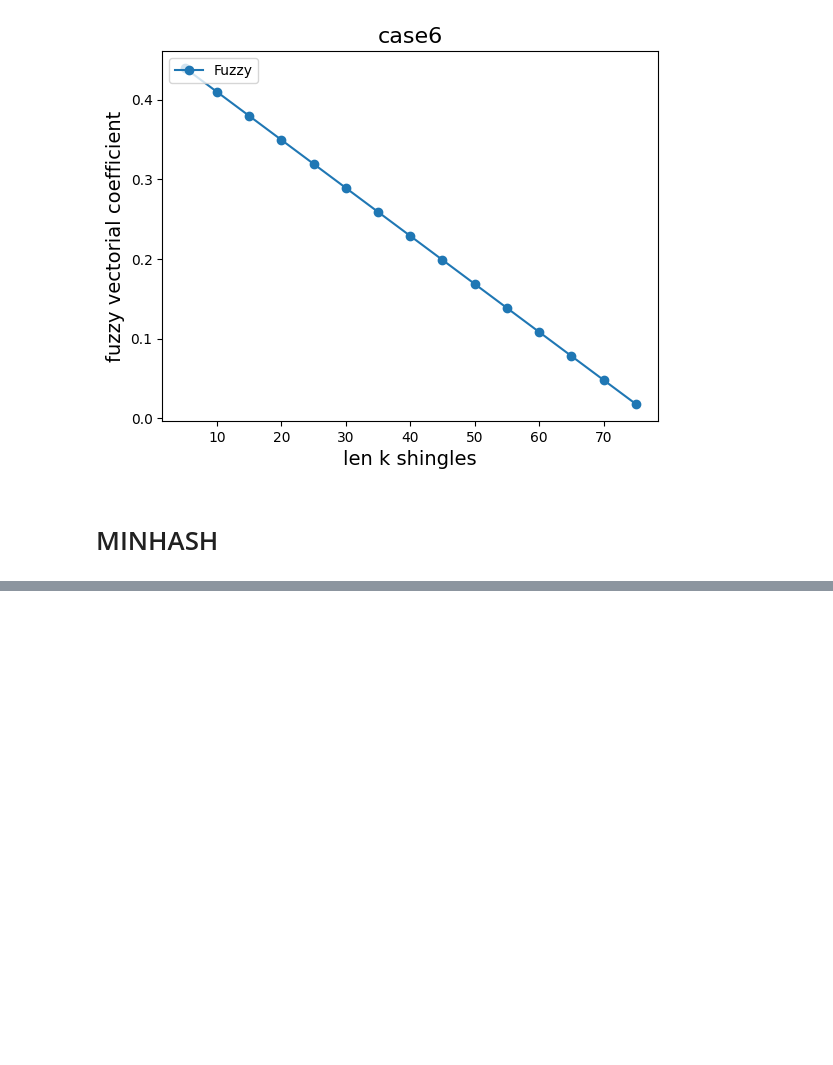
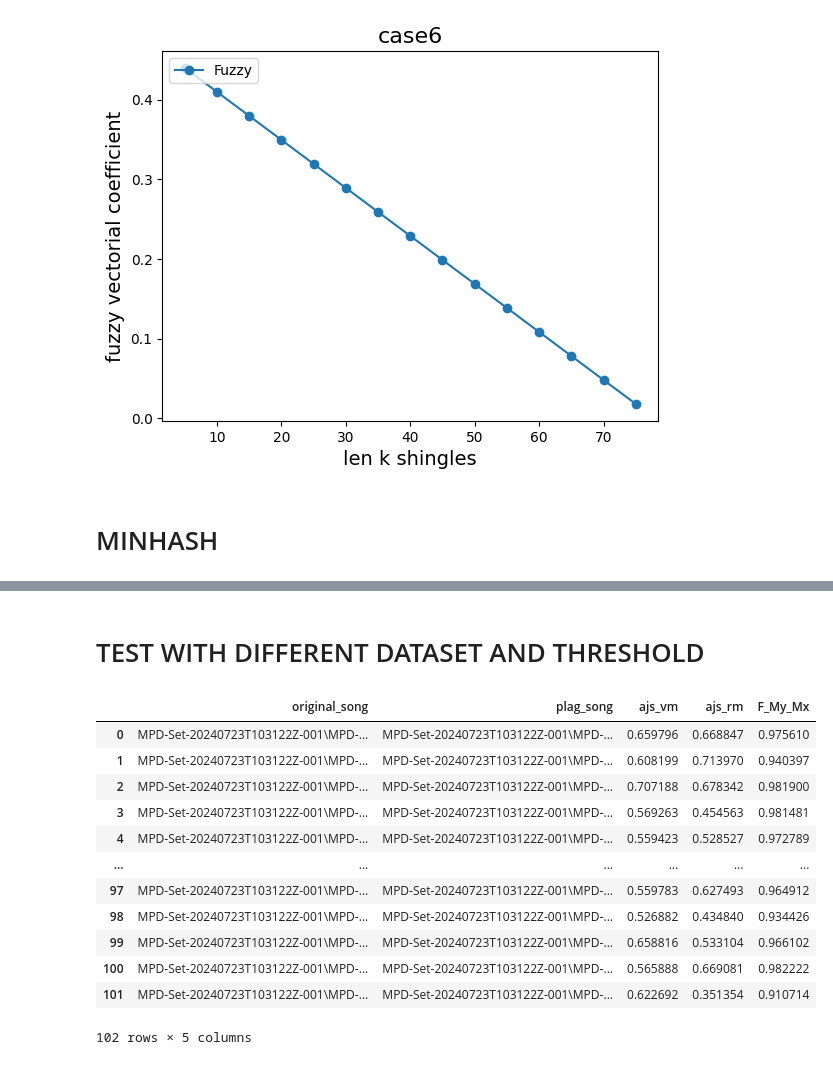
Before and after one commit to Mariodraghidicomodo/Project-Mining-detection-of-music-plagiarism, a Jupyter notebook: final.ipynb, the cells around one changed output, grey strips where cells are left out. Saved outputs shown, nothing was run; the diff lists cells and outputs as text; code cells hidden in the pictures; blank space fills up the shorter version.

```diff
--- a/final.ipynb
+++ b/final.ipynb
@@ -292,6 +294,9 @@ dict = {
     "Vm": [],
     "Rm": [],
 }
+
+#time
+t_final = 0
 
 #list dict for each song
 list_song_ori = []
@@ -348,9 +353,15 @@ for i in range(len(list_song_plag)):
     ##calulate the distance for Rm used z1, z2 (subsets)
     dist_sub_Rm = melodic_vector_distance(sub_Rm_1, sub_Rm_2, [])
 
+    #start time for each songs
+    t0 = time.time()
+
     #jaccard similarity
     js_vm = jaccard_similarity(set(sub_Vm_1), set(sub_Vm_2))
     js_rm = jaccard_similarity(set(sub_Rm_1), set(sub_Rm_2))
+
+    #time jaccard
+    t_final = t_final + (time.time()-t0)
 
     #k_shingles test
     k_shingles = 5
@@ -372,6 +383,7 @@ list_threshold = []
 list_threshold_ori = []
 list_threshold_plag = []
 
+# tm, tr
 for i in list_finals:
     if i["ajs_vm"] > 0.2 and i["ajs_rm"] > 0.15 :
         list_threshold.append(i)
@@ -813,0 +865,2 @@ BMMDet_MPDSet-master\BMMDet_MPDSet-master\data\midi\dataset_real_ori\case9_佛
+# %% [markdown]
+# TEST WITH DIFFERENT DATASET AND THRESHOLD
@@ -813,0 +999,28 @@ BMMDet_MPDSet-master\BMMDet_MPDSet-master\data\midi\dataset_real_ori\case9_佛
+# %%
+#FINAL
+alpha = 0.75
+
+final = []
+
+list_threshold_copy = list_threshold.copy()
+
+for i in list_threshold_copy:
+    if i["F_My_Mx"] >= alpha:
+        final.append(i)
+# %%
+df_final = pd.DataFrame(final)
+df_final
+# %% [output]
+|  | original_song | plag_song | ajs_vm | ajs_rm | F_My_Mx |
+| 0 | MPD-Set-20240723T103122Z-001\MPD-... | MPD-Set-20240723T103122Z-001\MPD-... | 0.659796 | 0.668847 | 0.975610 |
+| 1 | MPD-Set-20240723T103122Z-001\MPD-... | MPD-Set-20240723T103122Z-001\MPD-... | 0.608199 | 0.713970 | 0.940397 |
+| 2 | MPD-Set-20240723T103122Z-001\MPD-... | MPD-Set-20240723T103122Z-001\MPD-... | 0.707188 | 0.678342 | 0.981900 |
+| 3 | MPD-Set-20240723T103122Z-001\MPD-... | MPD-Set-20240723T103122Z-001\MPD-... | 0.569263 | 0.454563 | 0.981481 |
+| 4 | MPD-Set-20240723T103122Z-001\MPD-... | MPD-Set-20240723T103122Z-001\MPD-... | 0.559423 | 0.528527 | 0.972789 |
+| ... | ... | ... | ... | ... | ... |
+| 97 | MPD-Set-20240723T103122Z-001\MPD-... | MPD-Set-20240723T103122Z-001\MPD-... | 0.559783 | 0.627493 | 0.964912 |
+| 98 | MPD-Set-20240723T103122Z-001\MPD-... | MPD-Set-20240723T103122Z-001\MPD-... | 0.526882 | 0.434840 | 0.934426 |
+| 99 | MPD-Set-20240723T103122Z-001\MPD-... | MPD-Set-20240723T103122Z-001\MPD-... | 0.658816 | 0.533104 | 0.966102 |
+| 100 | MPD-Set-20240723T103122Z-001\MPD-... | MPD-Set-20240723T103122Z-001\MPD-... | 0.565888 | 0.669081 | 0.982222 |
+| 101 | MPD-Set-20240723T103122Z-001\MPD-... | MPD-Set-20240723T103122Z-001\MPD-... | 0.622692 | 0.351354 | 0.910714 |
+102 rows × 5 columns
```
Also changed, not shown: parts of 17 cells of this notebook, 1 other file.
